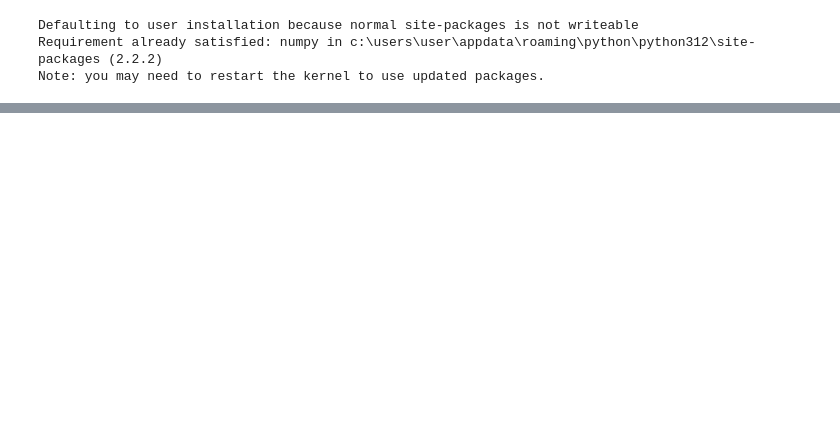
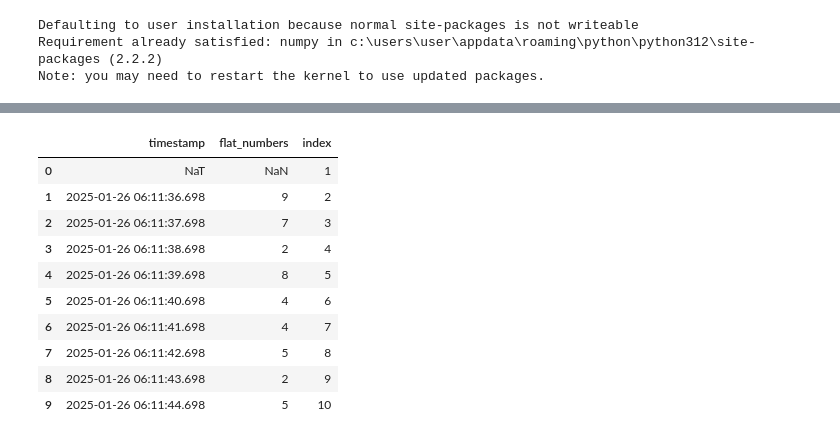
Before and after one commit to juliandivakaran/Byner-Analyzer, a Jupyter notebook: normalizied.ipynb, the cells around one changed output, grey strips where cells are left out. Drawn from its saved outputs; the diff is of its cells as text; code cells hidden in the pictures; blank space fills up the shorter version.

```diff
--- a/normalizied.ipynb
+++ b/normalizied.ipynb
@@ -442,0 +129,3 @@ print(df[['red_sum', 'red_sum_scaled', 'blue_sum', 'blue_sum_scaled', 'sequence_
+# %%
+df2 = df[['timestamp','all_numbers']]
+print(df2)
@@ -442,0 +150,38 @@ print(df[['red_sum', 'red_sum_scaled', 'blue_sum', 'blue_sum_scaled', 'sequence_
+# %%
+from datetime import timedelta
+df2['timestamp'] = pd.to_datetime(df2['timestamp'])
+
+def assign_timestamps_for_list(row):
+    initial_timestamp = row['timestamp']
+    numbers = row['all_numbers']
+
+    # If the list is empty, return an empty list
+    if not numbers:
+        return []
+
+    # Set the time increment, e.g., 1 second per number
+    time_increment = timedelta(seconds=1)
+
+    # Generate timestamped values
+    timestamped_values = []
+    for idx, num in enumerate(numbers):
+        new_timestamp = initial_timestamp + (idx * time_increment)
+        timestamped_values.append([new_timestamp, num])  # Store timestamp and number as separate items
+
+    return timestamped_values
+
+# Apply function to each row in the DataFrame
+df2['timestamped_numbers'] = df2.apply(assign_timestamps_for_list, axis=1)
+
+# Flatten the DataFrame to show timestamped values for each number
+flattened_data = df2[['timestamped_numbers']].explode('timestamped_numbers').reset_index(drop=True)
+
+# Now extract the timestamp and number into separate columns
+flattened_data = flattened_data['timestamped_numbers'].apply(pd.Series)
+
+# Rename the columns to 'timestamp' and 'flat_numbers'
+flattened_data.columns = ['timestamp', 'flat_numbers']
+flattened_data['index'] = flattened_data.index + 1
+
+# Display the result
+print(flattened_data)
@@ -442,0 +213,14 @@ print(df[['red_sum', 'red_sum_scaled', 'blue_sum', 'blue_sum_scaled', 'sequence_
+# %%
+flattened_data.head(10)
+# %% [output]
+|  | timestamp | flat_numbers | index |
+| 0 | NaT | NaN | 1 |
+| 1 | 2025-01-26 06:11:36.698 | 9 | 2 |
+| 2 | 2025-01-26 06:11:37.698 | 7 | 3 |
+| 3 | 2025-01-26 06:11:38.698 | 2 | 4 |
+| 4 | 2025-01-26 06:11:39.698 | 8 | 5 |
+| 5 | 2025-01-26 06:11:40.698 | 4 | 6 |
+| 6 | 2025-01-26 06:11:41.698 | 4 | 7 |
+| 7 | 2025-01-26 06:11:42.698 | 5 | 8 |
+| 8 | 2025-01-26 06:11:43.698 | 2 | 9 |
+| 9 | 2025-01-26 06:11:44.698 | 5 | 10 |
```
Also changed, not shown: parts of 89 cells of this notebook, 1 other file.
